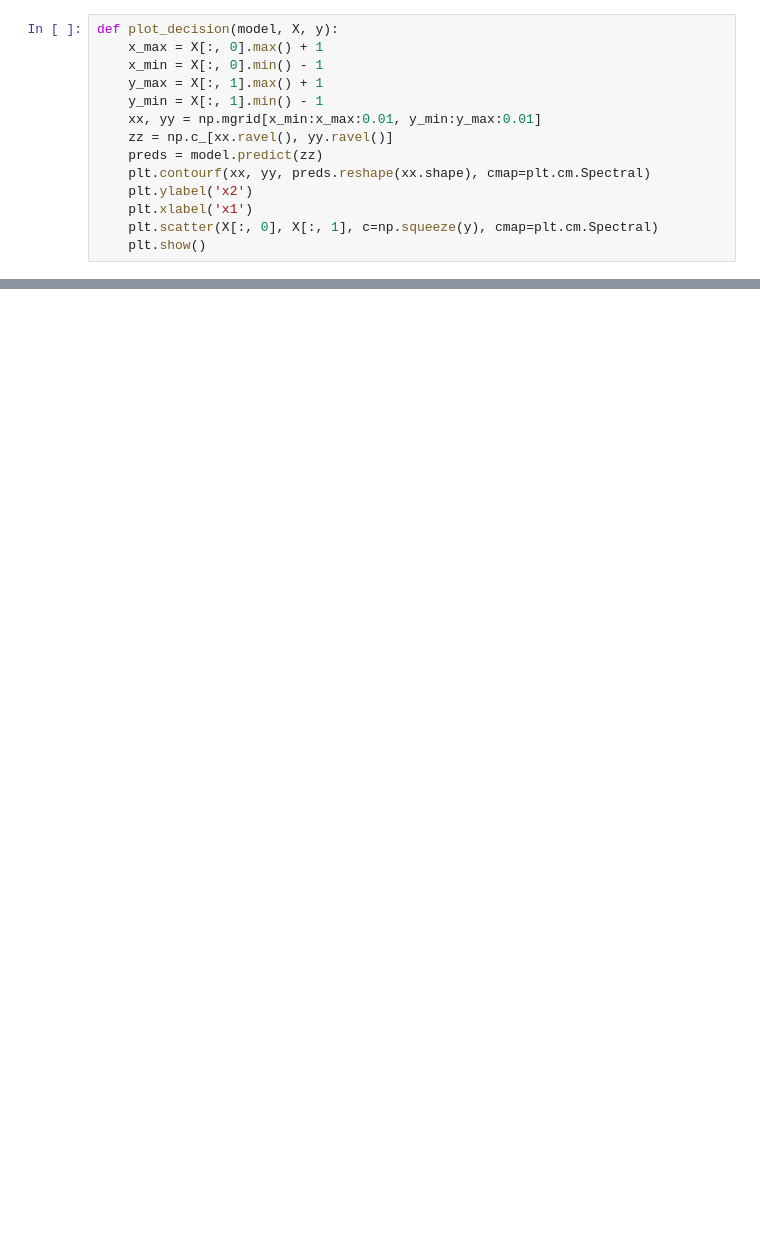
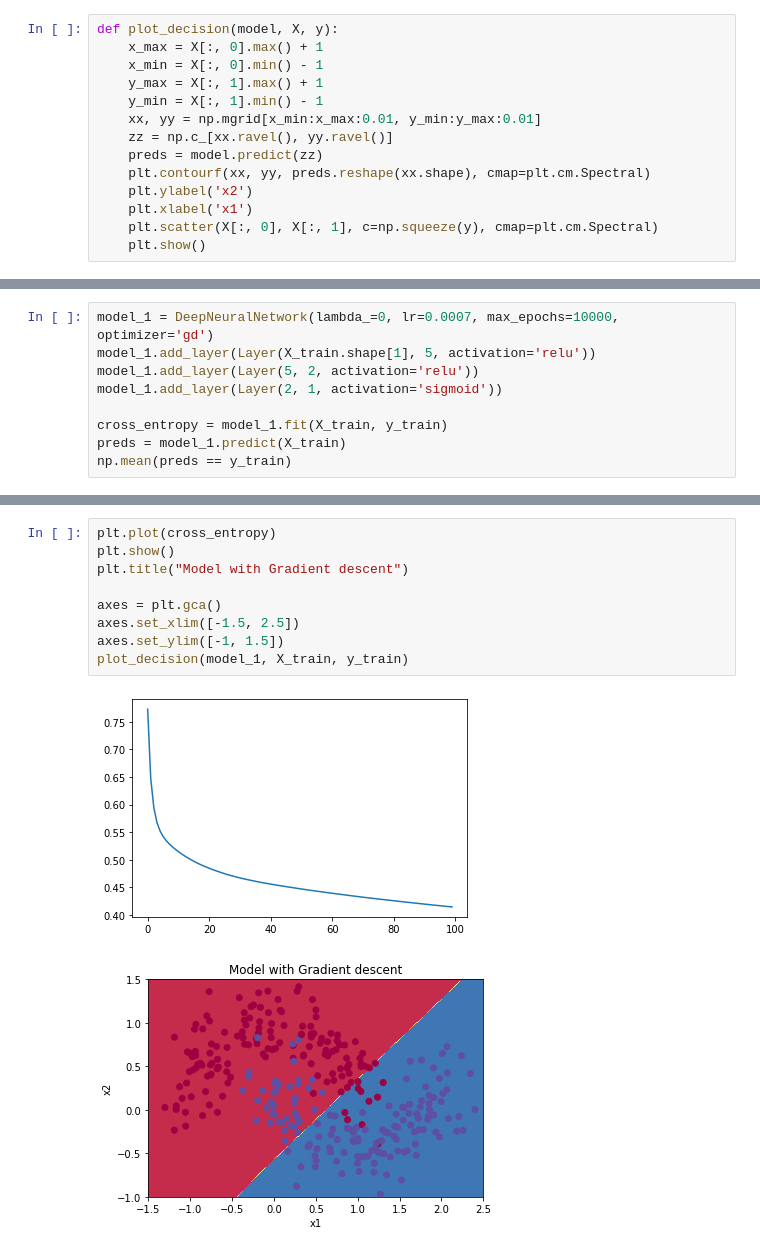
Before and after one commit to Ulysses-WJL/deep-learning-coursera, a Jupyter notebook: Improving Deep Neural Networks Hyperparameter tuning, Regularization and Optimization/homeworkl2/optimizer.ipynb, the cells around one changed output, grey strips where cells are left out. Saved outputs shown, nothing was run; the diff lists cells and outputs as text; blank space fills up the shorter version.

```diff
--- a/Improving Deep Neural Networks Hyperparameter tuning, Regularization and Optimization/homeworkl2/optimizer.ipynb
+++ b/Improving Deep Neural Networks Hyperparameter tuning, Regularization and Optimization/homeworkl2/optimizer.ipynb
@@ -206,0 +242,9 @@ def plot_decision(model, X, y):
+# %%
+model_1 = DeepNeuralNetwork(lambda_=0, lr=0.0007, max_epochs=10000, optimizer='gd')
+model_1.add_layer(Layer(X_train.shape[1], 5, activation='relu'))
+model_1.add_layer(Layer(5, 2, activation='relu'))
+model_1.add_layer(Layer(2, 1, activation='sigmoid'))
+
+cross_entropy = model_1.fit(X_train, y_train)
+preds = model_1.predict(X_train)
+np.mean(preds == y_train)
@@ -206,0 +263,12 @@ def plot_decision(model, X, y):
+# %%
+plt.plot(cross_entropy)
+plt.show()
+plt.title("Model with Gradient descent")
+
+axes = plt.gca()
+axes.set_xlim([-1.5, 2.5])
+axes.set_ylim([-1, 1.5])
+plot_decision(model_1, X_train, y_train)
+# %% [output]
+[figure, added]
+[figure, added]
```
Also changed, not shown: parts of 20 cells of this notebook.
